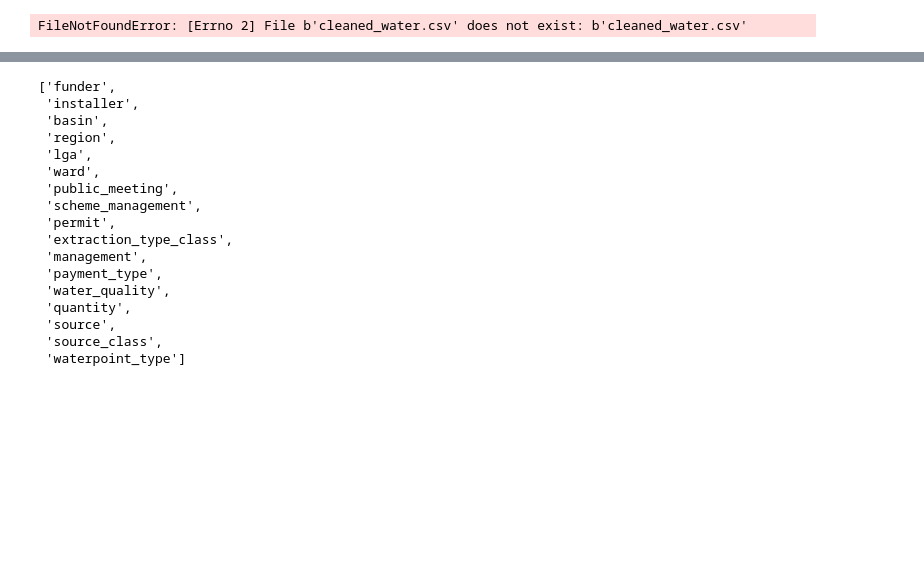
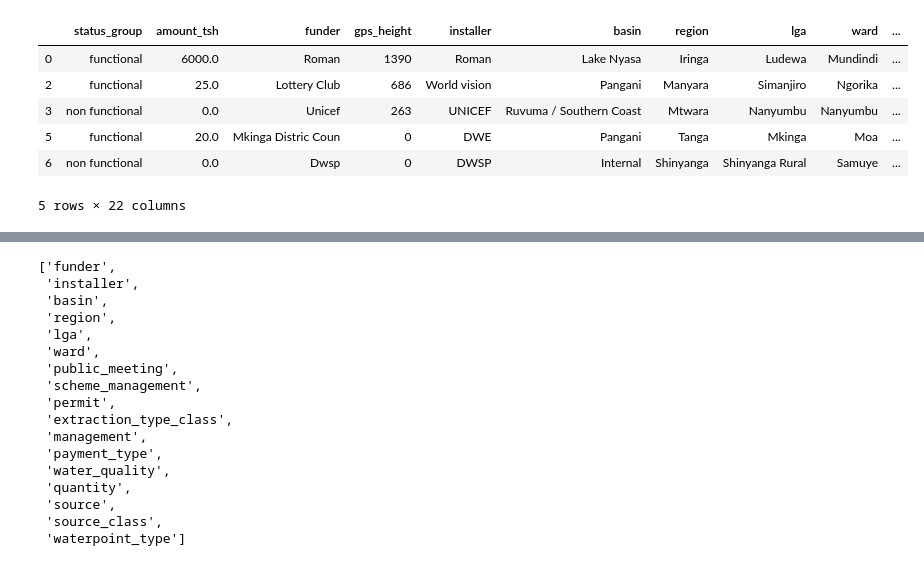
Before and after one commit to rashidbaset/Module3_Project, a Jupyter notebook: Modeling_AWedits.ipynb, the cells around one changed output, grey strips where cells are left out. Drawn from its saved outputs; the diff is of its cells as text; code cells hidden in the pictures; blank space fills up the shorter version.

```diff
--- a/Modeling_AWedits.ipynb
+++ b/Modeling_AWedits.ipynb
@@ -11,9 +11,15 @@ from sklearn.preprocessing import StandardScaler, OneHotEncoder, OrdinalEncoder
 # %%
 df = pd.read_csv('cleaned_water.csv',index_col=0)
 df = df.drop(columns=['latitude','longitude','id'])
-df.head().T
+df.head()
 # %% [output]
+|  | status_group | amount_tsh | funder | gps_height | installer | basin | region | lga | ward | ... |
+| 0 | functional | 6000.0 | Roman | 1390 | Roman | Lake Nyasa | Iringa | Ludewa | Mundindi | ... |
+| 2 | functional | 25.0 | Lottery Club | 686 | World vision | Pangani | Manyara | Simanjiro | Ngorika | ... |
+| 3 | non functional | 0.0 | Unicef | 263 | UNICEF | Ruvuma / Southern Coast | Mtwara | Nanyumbu | Nanyumbu | ... |
+| 5 | functional | 20.0 | Mkinga Distric Coun | 0 | DWE | Pangani | Tanga | Mkinga | Moa | ... |
+| 6 | non functional | 0.0 | Dwsp | 0 | DWSP | Internal | Shinyanga | Shinyanga Rural | Samuye | ... |
-FileNotFoundError: [Errno 2] File b'cleaned_water.csv' does not exist: b'cleaned_water.csv'
+5 rows × 22 columns
 # %%
 #if we want to have a binary classification problem:
 #df1['status_group'] = df1['status_group'].replace(to_replace =["functional needs repair", "non functional"],
```
Also changed, not shown: parts of 20 cells of this notebook.
